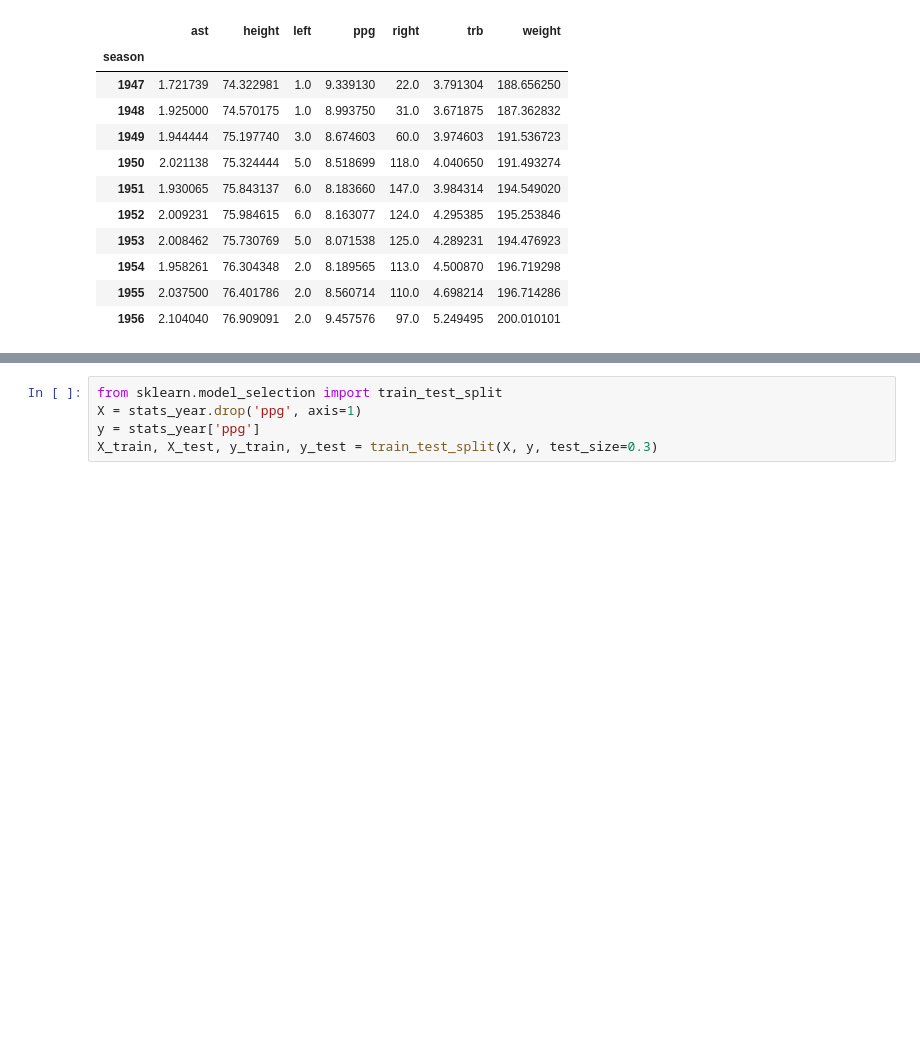
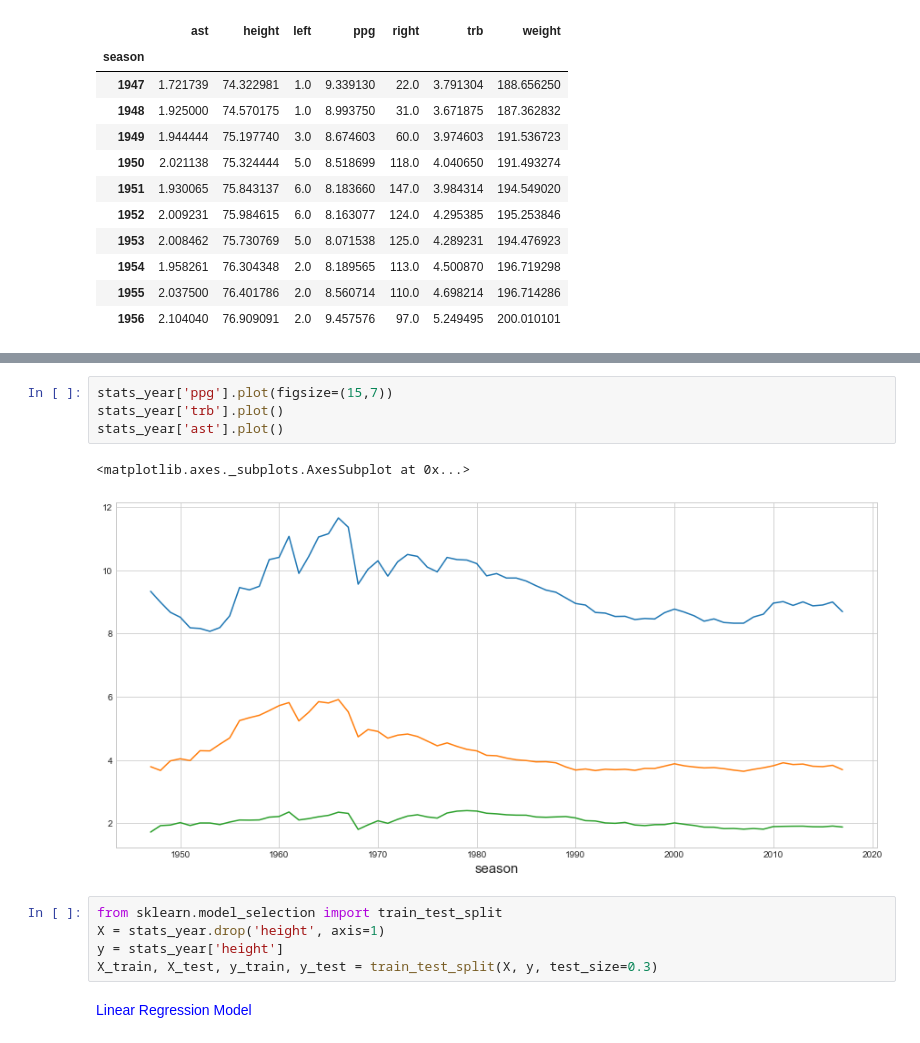
Before and after one commit to ymericson/NBA-player-info, a Jupyter notebook: NBA players stats.ipynb, the cells around one changed output, grey strips where cells are left out. Saved outputs shown, nothing was run; the diff lists cells and outputs as text; blank space fills up the shorter version.

```diff
--- a/NBA players stats.ipynb
+++ b/NBA players stats.ipynb
@@ -431,6 +432,15 @@ plt.show()
+# %%
+stats_year['ppg'].plot(figsize=(15,7))
+stats_year['trb'].plot()
+stats_year['ast'].plot()
+# %% [output]
+<matplotlib.axes._subplots.AxesSubplot at 0x...>
+[figure, added]
 # %%
 from sklearn.model_selection import train_test_split
-X = stats_year.drop('ppg', axis=1)
-y = stats_year['ppg']
+X = stats_year.drop('height', axis=1)
+y = stats_year['height']
 X_train, X_test, y_train, y_test = train_test_split(X, y, test_size=0.3)
+# %% [markdown]
+<font color='blue'>Linear Regression Model</font>
 # %%
```
Also changed, not shown: parts of 24 cells of this notebook, 3 other files.
